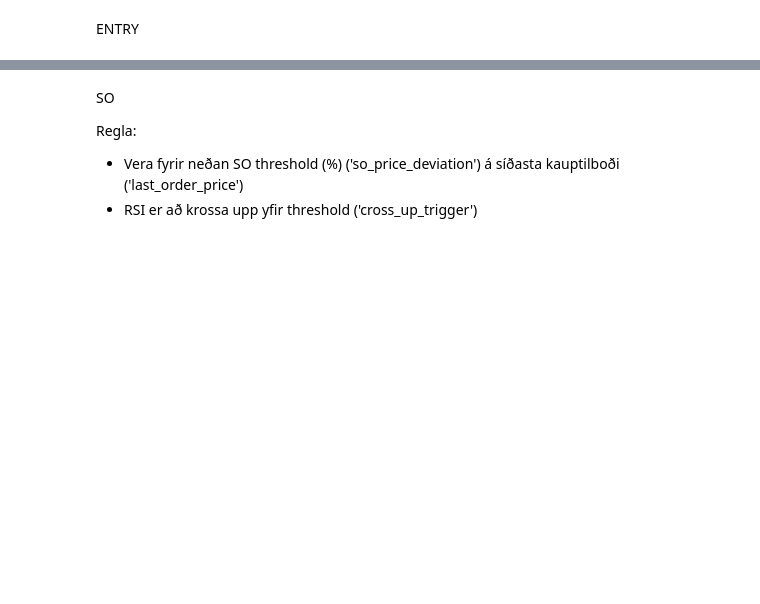
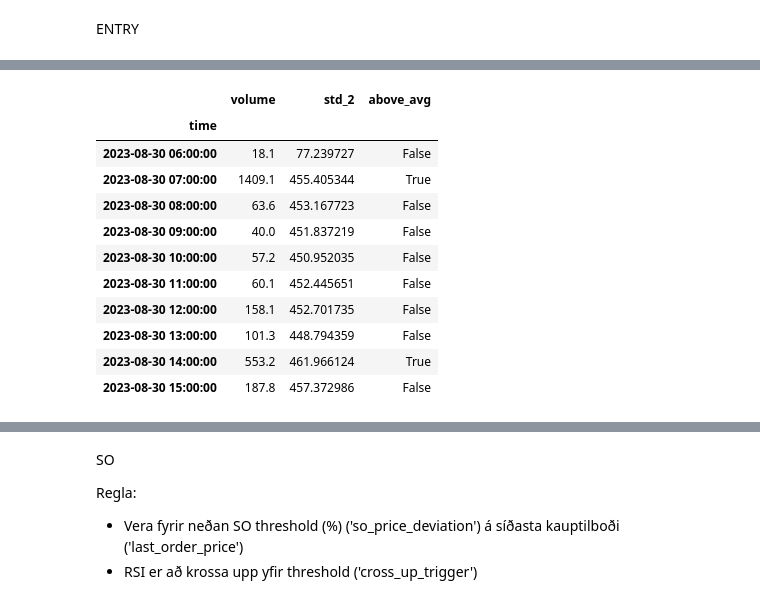
Before and after one commit to magnusblondal/lucy, a Jupyter notebook: bb_breakout.ipynb, the cells around one changed output, grey strips where cells are left out. Saved outputs shown, nothing was run; the diff lists cells and outputs as text; code cells hidden in the pictures; blank space fills up the shorter version.

```diff
--- a/bb_breakout.ipynb
+++ b/bb_breakout.ipynb
@@ -154,3 +199,18 @@ close = df["close"].iloc[-1]
+# %%
+df[["volume", "std_2", "above_avg"]].tail(10)
+# %% [output]
+|  | volume | std_2 | above_avg |
+| time |  |  |  |
+| 2023-08-30 06:00:00 | 18.1 | 77.239727 | False |
+| 2023-08-30 07:00:00 | 1409.1 | 455.405344 | True |
+| 2023-08-30 08:00:00 | 63.6 | 453.167723 | False |
+| 2023-08-30 09:00:00 | 40.0 | 451.837219 | False |
+| 2023-08-30 10:00:00 | 57.2 | 450.952035 | False |
+| 2023-08-30 11:00:00 | 60.1 | 452.445651 | False |
+| 2023-08-30 12:00:00 | 158.1 | 452.701735 | False |
+| 2023-08-30 13:00:00 | 101.3 | 448.794359 | False |
+| 2023-08-30 14:00:00 | 553.2 | 461.966124 | True |
+| 2023-08-30 15:00:00 | 187.8 | 457.372986 | False |
 # %%
 df['counter_bbm_cross_up'] = df.index.where(df.bbm_cross_up)
 df['counter_bbm_cross_up'].fillna(method="ffill", inplace=True)
```
Also changed, not shown: parts of 11 cells of this notebook, 6 other files.
